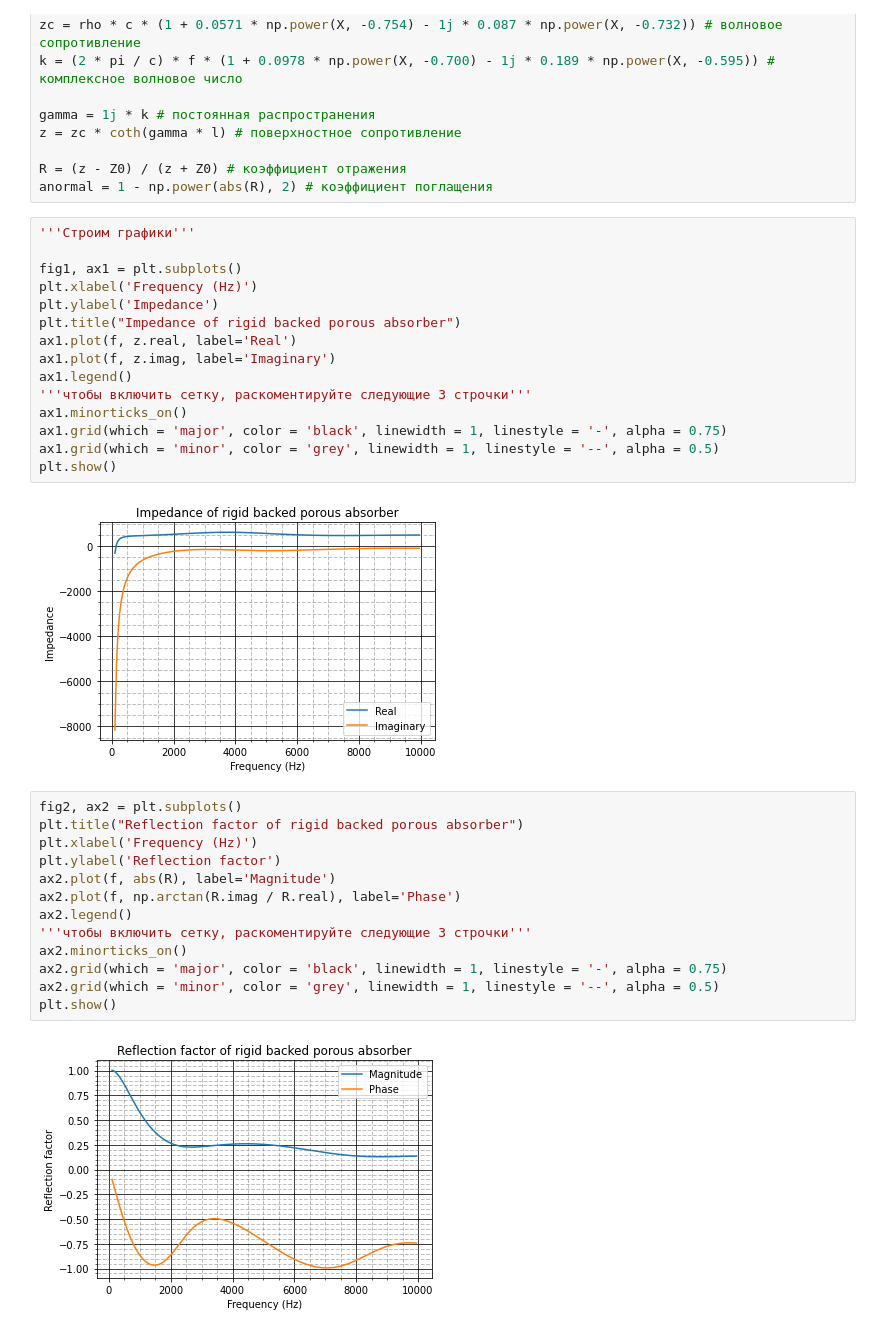
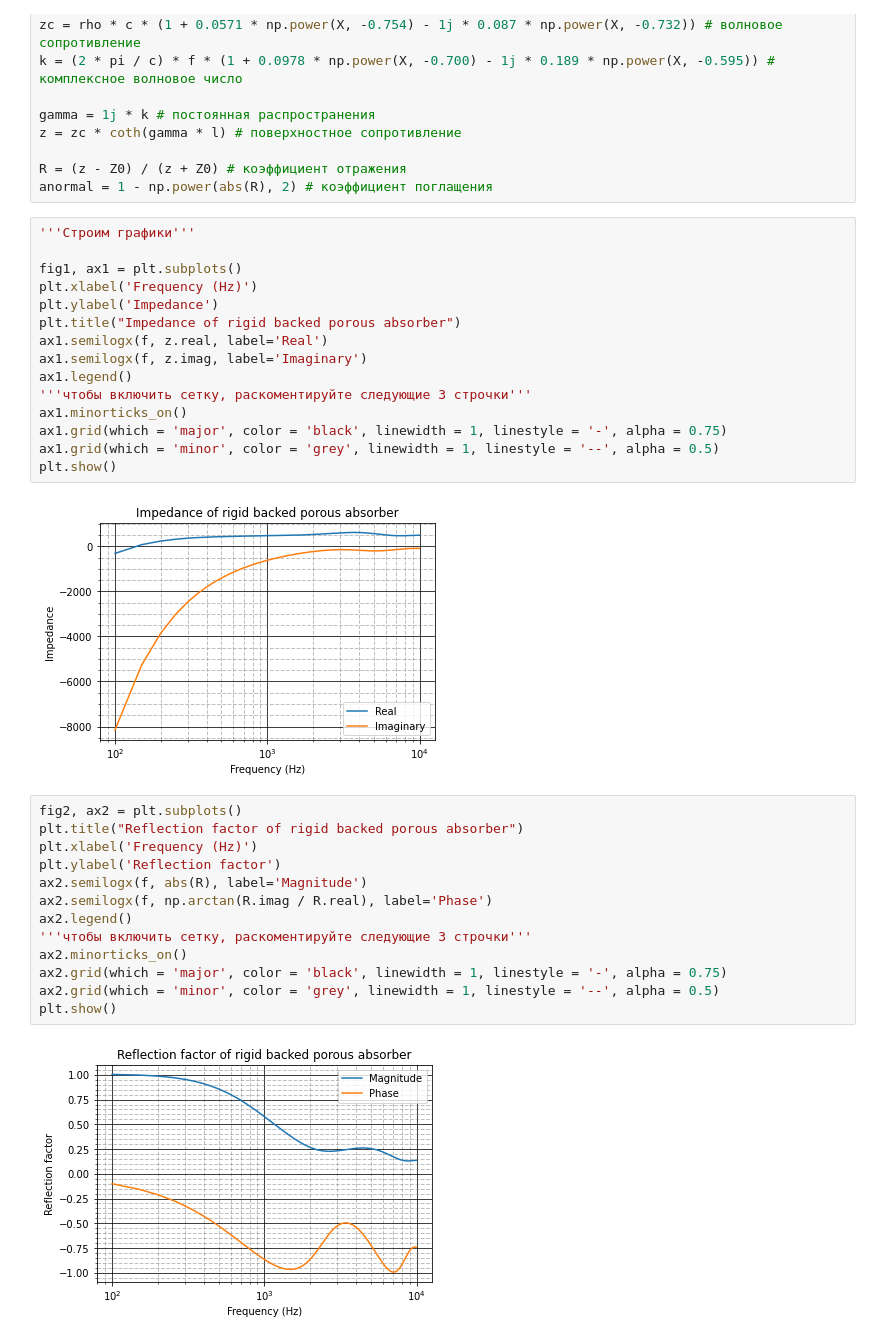
Before and after one commit to pavel-collab/Delany-and-Bazley, a Jupyter notebook: main.ipynb, the cells around one changed output. Cells and saved outputs as stored; diff of their text form.

```diff
--- a/main.ipynb
+++ b/main.ipynb
@@ -37,8 +37,8 @@ fig1, ax1 = plt.subplots()
 plt.xlabel('Frequency (Hz)')
 plt.ylabel('Impedance')
 plt.title("Impedance of rigid backed porous absorber")
-ax1.plot(f, z.real, label='Real')
-ax1.plot(f, z.imag, label='Imaginary')
+ax1.semilogx(f, z.real, label='Real')
+ax1.semilogx(f, z.imag, label='Imaginary')
 ax1.legend()
 '''чтобы включить сетку, раскоментируйте следующие 3 строчки'''
 ax1.minorticks_on()
@@ -46,22 +46,22 @@ ax1.grid(which = 'major', color = 'black', linewidth = 1, linestyle = '-', alpha
 ax1.grid(which = 'minor', color = 'grey', linewidth = 1, linestyle = '--', alpha = 0.5)
 plt.show()
 # %% [output]
-[figure, old version]
+[figure, new version]
 # %%
 fig2, ax2 = plt.subplots()
 plt.title("Reflection factor of rigid backed porous absorber")
 plt.xlabel('Frequency (Hz)')
 plt.ylabel('Reflection factor')
-ax2.plot(f, abs(R), label='Magnitude')
-ax2.plot(f, np.arctan(R.imag / R.real), label='Phase')
+ax2.semilogx(f, abs(R), label='Magnitude')
+ax2.semilogx(f, np.arctan(R.imag / R.real), label='Phase')
 ax2.legend()
 '''чтобы включить сетку, раскоментируйте следующие 3 строчки'''
 ax2.minorticks_on()
 ax2.grid(which = 'major', color = 'black', linewidth = 1, linestyle = '-', alpha = 0.75)
 ax2.grid(which = 'minor', color = 'grey', linewidth = 1, linestyle = '--', alpha = 0.5)
 plt.show()
 # %% [output]
-[figure, old version]
+[figure, new version]
 # %%
 fig3, ax3 = plt.subplots()
 plt.title("Normal incidence abs. coeff. of air backed porous absorber")
```
Also changed, not shown: parts of 1 cell of this notebook, 2 other files.
